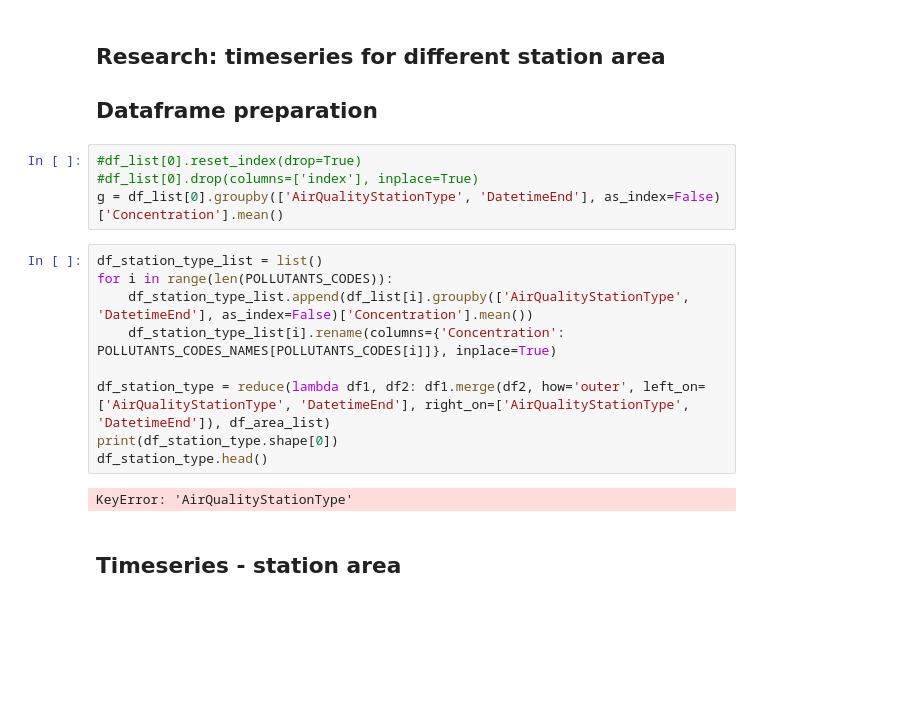
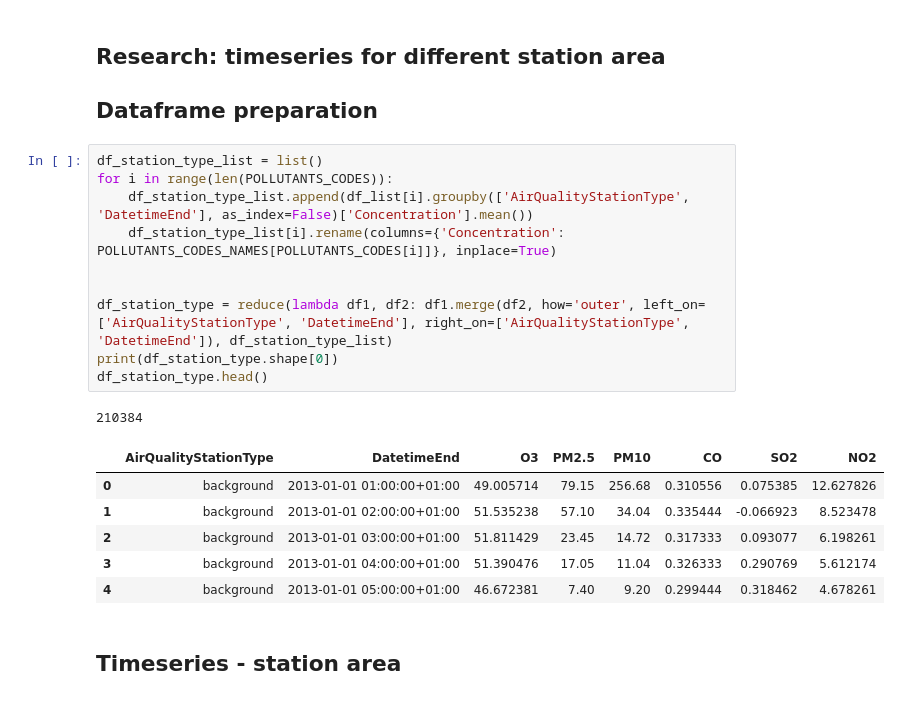
Before and after one commit to AlexandraNasonova/air_pollution_predict, a Jupyter notebook: airpollpredictor/eda/aqeda.ipynb, the cells around one changed output. Drawn from its saved outputs; the diff is of its cells as text; blank space fills up the shorter version.

```diff
--- a/airpollpredictor/eda/aqeda.ipynb
+++ b/airpollpredictor/eda/aqeda.ipynb
@@ -416,21 +416,24 @@ urban                  43824.0  27.492655  12.609060  2.248  17.902000  25.365
 # %% [markdown]
 ## Research: timeseries for different station area
 ## Dataframe preparation
-# %%
-#df_list[0].reset_index(drop=True)
-#df_list[0].drop(columns=['index'], inplace=True)
-g = df_list[0].groupby(['AirQualityStationType', 'DatetimeEnd'], as_index=False)['Concentration'].mean()
 # %%
 df_station_type_list = list()
 for i in range(len(POLLUTANTS_CODES)):
     df_station_type_list.append(df_list[i].groupby(['AirQualityStationType', 'DatetimeEnd'], as_index=False)['Concentration'].mean())
     df_station_type_list[i].rename(columns={'Concentration': POLLUTANTS_CODES_NAMES[POLLUTANTS_CODES[i]]}, inplace=True)
 
-df_station_type = reduce(lambda df1, df2: df1.merge(df2, how='outer', left_on=['AirQualityStationType', 'DatetimeEnd'], right_on=['AirQualityStationType', 'DatetimeEnd']), df_area_list)
+
+df_station_type = reduce(lambda df1, df2: df1.merge(df2, how='outer', left_on=['AirQualityStationType', 'DatetimeEnd'], right_on=['AirQualityStationType', 'DatetimeEnd']), df_station_type_list)
 print(df_station_type.shape[0])
 df_station_type.head()
 # %% [output]
-KeyError: 'AirQualityStationType'
+210384
+|  | AirQualityStationType | DatetimeEnd | O3 | PM2.5 | PM10 | CO | SO2 | NO2 |
+| 0 | background | 2013-01-01 01:00:00+01:00 | 49.005714 | 79.15 | 256.68 | 0.310556 | 0.075385 | 12.627826 |
+| 1 | background | 2013-01-01 02:00:00+01:00 | 51.535238 | 57.10 | 34.04 | 0.335444 | -0.066923 | 8.523478 |
+| 2 | background | 2013-01-01 03:00:00+01:00 | 51.811429 | 23.45 | 14.72 | 0.317333 | 0.093077 | 6.198261 |
+| 3 | background | 2013-01-01 04:00:00+01:00 | 51.390476 | 17.05 | 11.04 | 0.326333 | 0.290769 | 5.612174 |
+| 4 | background | 2013-01-01 05:00:00+01:00 | 46.672381 | 7.40 | 9.20 | 0.299444 | 0.318462 | 4.678261 |
 # %% [markdown]
 ## Timeseries - station area
 # %%
```
Also changed, not shown: parts of 1 cell of this notebook.
